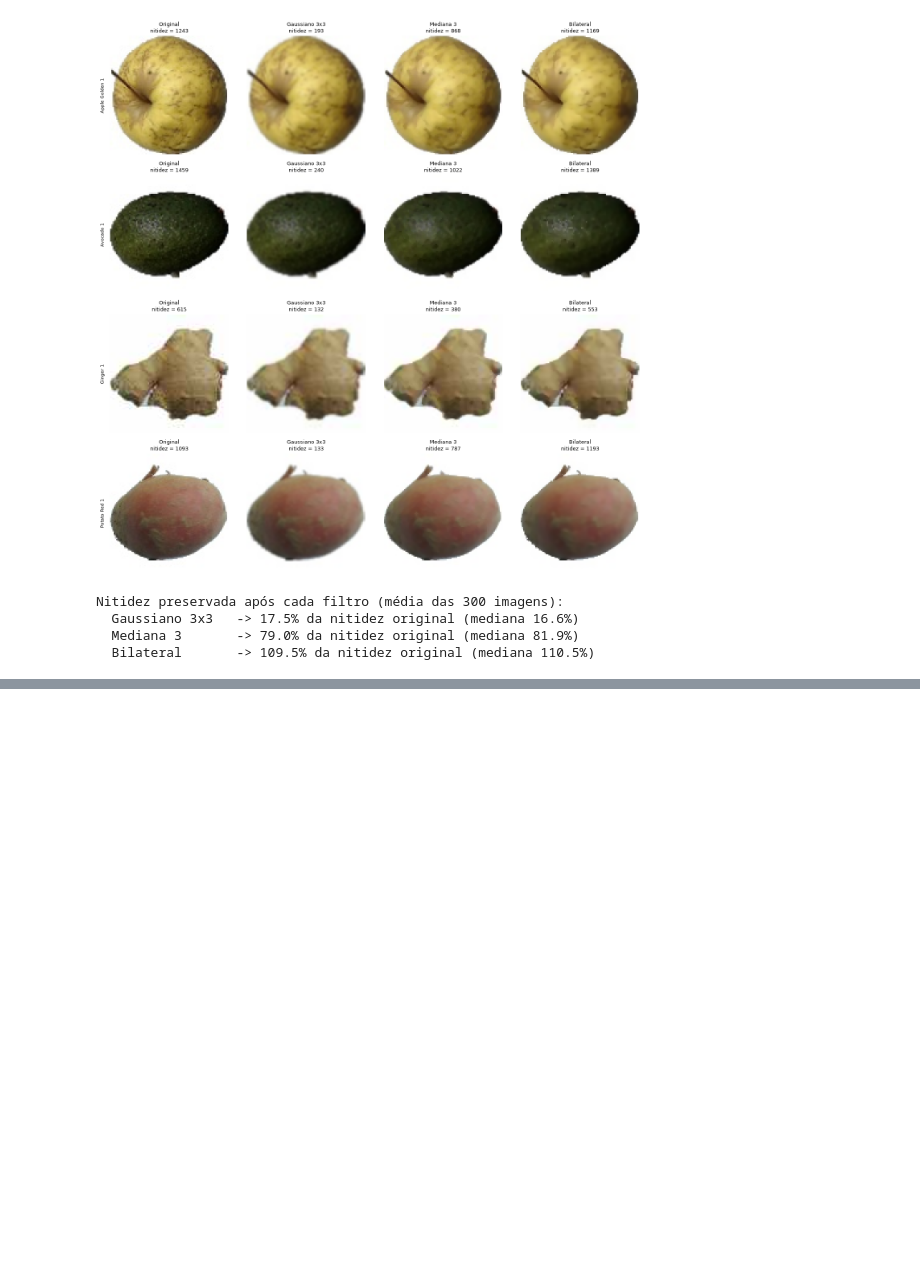
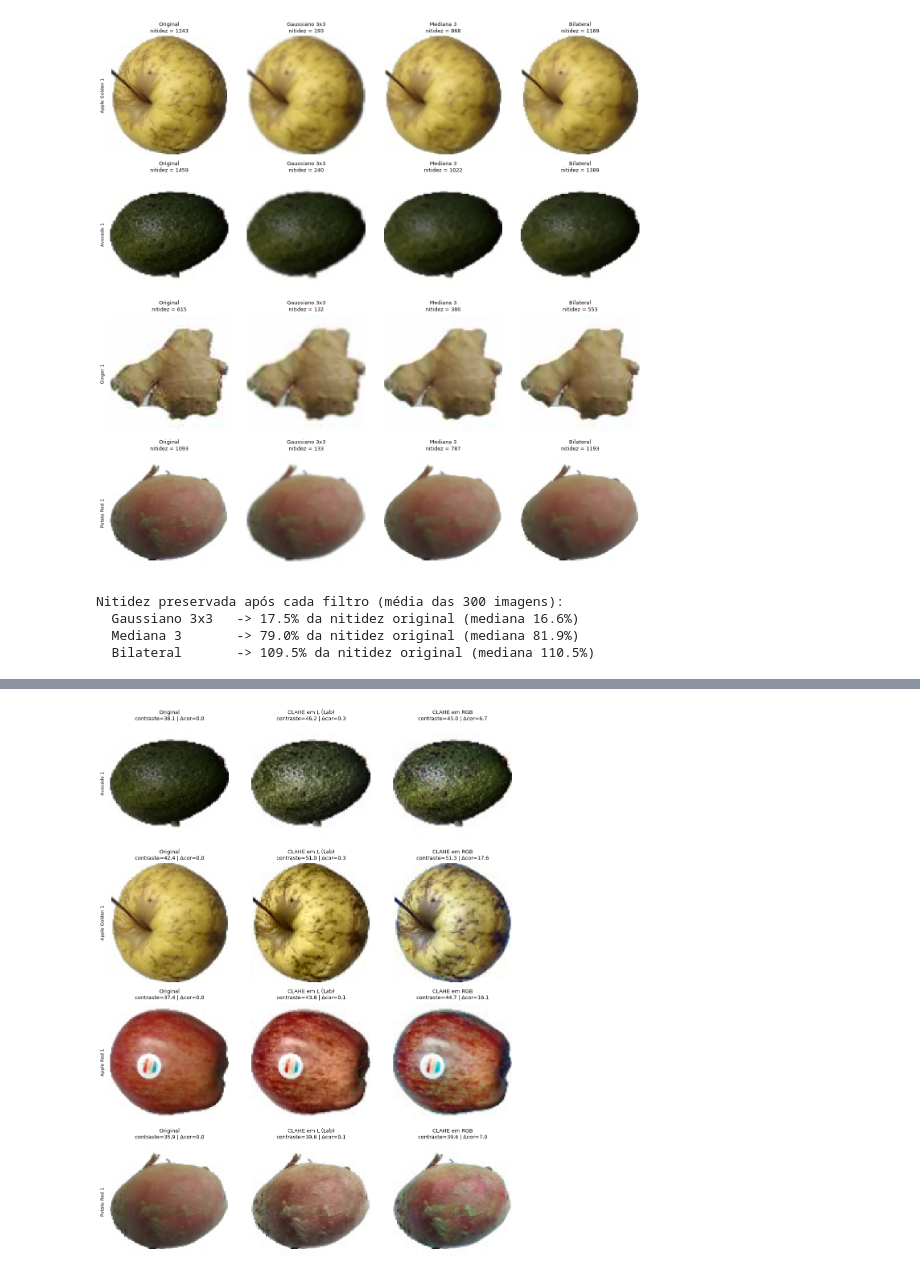
Before and after one commit to HellenLavyne/Computer-vision-applied-to-food-classification, a Jupyter notebook: 02_pre_processamento_das_imagens.ipynb, the cells around one changed output, grey strips where cells are left out. Cells and saved outputs as stored; diff of their text form; code cells hidden in the pictures; blank space fills up the shorter version.

Commit message:
Etapas 02 e 03 Concluídas!

```diff
--- a/02_pre_processamento_das_imagens.ipynb
+++ b/02_pre_processamento_das_imagens.ipynb
@@ -239,0 +267,95 @@ Nitidez preservada após cada filtro (média das 300 imagens):
+# %%
+# ============================================================
+# 2.5 - Ajuste de contraste: CLAHE
+# Objetivo: avaliar se o CLAHE realça a textura sem alterar a cor.
+# Versões comparadas:
+#   (1) Original
+#   (2) CLAHE só no canal L do Lab (preserva a cor, em teoria)
+#   (3) CLAHE em cada canal RGB (versão "errada", só para comparação)
+# ============================================================
+
+def clahe_lab(img_rgb, clip=2.0, grade=(4, 4)):
+    """Aplica CLAHE apenas na luminosidade (canal L do Lab).
+    grade=(4,4): imagem dividida em 4x4 quadrados (as imagens são pequenas, 100x100)."""
+    lab = cv2.cvtColor(img_rgb, cv2.COLOR_RGB2LAB)
+    L, a, b = cv2.split(lab)                      # separa os 3 canais
+    clahe = cv2.createCLAHE(clipLimit=clip, tileGridSize=grade)
+    L2 = clahe.apply(L)                           # só o L é modificado
+    return cv2.cvtColor(cv2.merge([L2, a, b]), cv2.COLOR_LAB2RGB)
+
+def clahe_rgb(img_rgb, clip=2.0, grade=(4, 4)):
+    """Versão errada: CLAHE em cada canal R, G e B separadamente."""
+    clahe = cv2.createCLAHE(clipLimit=clip, tileGridSize=grade)
+    canais = [clahe.apply(img_rgb[..., k]) for k in range(3)]
+    return np.stack(canais, axis=-1)
+
+def mascara_objeto(img_rgb):
+    """Máscara aproximada da fruta: pixels que NÃO são fundo claro.
+    Usa o limiar 235, que na célula 3 deu o contorno mais limpo.
+    Serve só para medir dentro da fruta (a segmentação de verdade é a Etapa 3)."""
+    cinza = cv2.cvtColor(img_rgb, cv2.COLOR_RGB2GRAY)
+    return cinza < 235
+
+def metricas(orig, proc):
+    """Retorna (contraste, desvio_de_cor) medidos só dentro da fruta.
+    contraste: desvio padrão da luminosidade L (maior = mais contraste).
+    desvio_de_cor: quanto os canais a e b mudaram em relação ao original
+                   (0 = cor idêntica; quanto maior, mais a cor foi alterada)."""
+    mask = mascara_objeto(orig)
+    if mask.sum() == 0:
+        return None
+    lab_o = cv2.cvtColor(orig, cv2.COLOR_RGB2LAB).astype(float)
+    lab_p = cv2.cvtColor(proc, cv2.COLOR_RGB2LAB).astype(float)
+    contraste = lab_p[..., 0][mask].std()
+    desvio_cor = (np.abs(lab_p[..., 1] - lab_o[..., 1])[mask]
+                  + np.abs(lab_p[..., 2] - lab_o[..., 2])[mask]).mean()
+    return contraste, desvio_cor
+
+versoes = {
+    "Original":        lambda im: im,
+    "CLAHE em L (Lab)": clahe_lab,
+    "CLAHE em RGB":    clahe_rgb,
+}
+
+# ------------------------------------------------------------
+# Parte A - Comparação visual (inclui uma imagem escura: Avocado)
+# ------------------------------------------------------------
+classes_clahe = ["Avocado 1", "Apple Golden 1", "Apple Red 1", "Potato Red 1"]
+
+fig, axes = plt.subplots(len(classes_clahe), len(versoes), figsize=(11, 14))
+
+for i, classe in enumerate(classes_clahe):
+    caminho = df_treino[df_treino["classe"] == classe].sample(1, random_state=5)["caminho"].iloc[0]
+    rgb = carregar_rgb(caminho)
+
+    for j, (nome, func) in enumerate(versoes.items()):
+        resultado = func(rgb)
+        m = metricas(rgb, resultado)
+        axes[i, j].imshow(resultado, interpolation="nearest")
+        axes[i, j].set_title(f"{nome}\ncontraste={m[0]:.1f} | Δcor={m[1]:.1f}", fontsize=9)
+        axes[i, j].axis("off")
+    axes[i, 0].text(-5, 50, classe, rotation=90, va="center", ha="right", fontsize=8)
+
+plt.tight_layout()
+plt.show()
+
+# ------------------------------------------------------------
+# Parte B - Medição em 300 imagens do treino
+# ------------------------------------------------------------
+amostra_clahe = df_treino.sample(300, random_state=7)
+resultados = {nome: {"contraste": [], "cor": []} for nome in versoes}
+
+for caminho in amostra_clahe["caminho"]:
+    rgb = carregar_rgb(caminho)
+    for nome, func in versoes.items():
+        m = metricas(rgb, func(rgb))
+        if m is not None:
+            resultados[nome]["contraste"].append(m[0])
+            resultados[nome]["cor"].append(m[1])
+
+print("Média em 300 imagens (medido só dentro da fruta):")
+for nome, r in resultados.items():
+    print(f"  {nome:18s} contraste = {np.mean(r['contraste']):.1f} | "
+          f"alteração da cor (Δcor) = {np.mean(r['cor']):.2f}")
+# %% [output]
+[figure, added]
```
Also changed, not shown: parts of 8 cells of this notebook, 1 other file.
